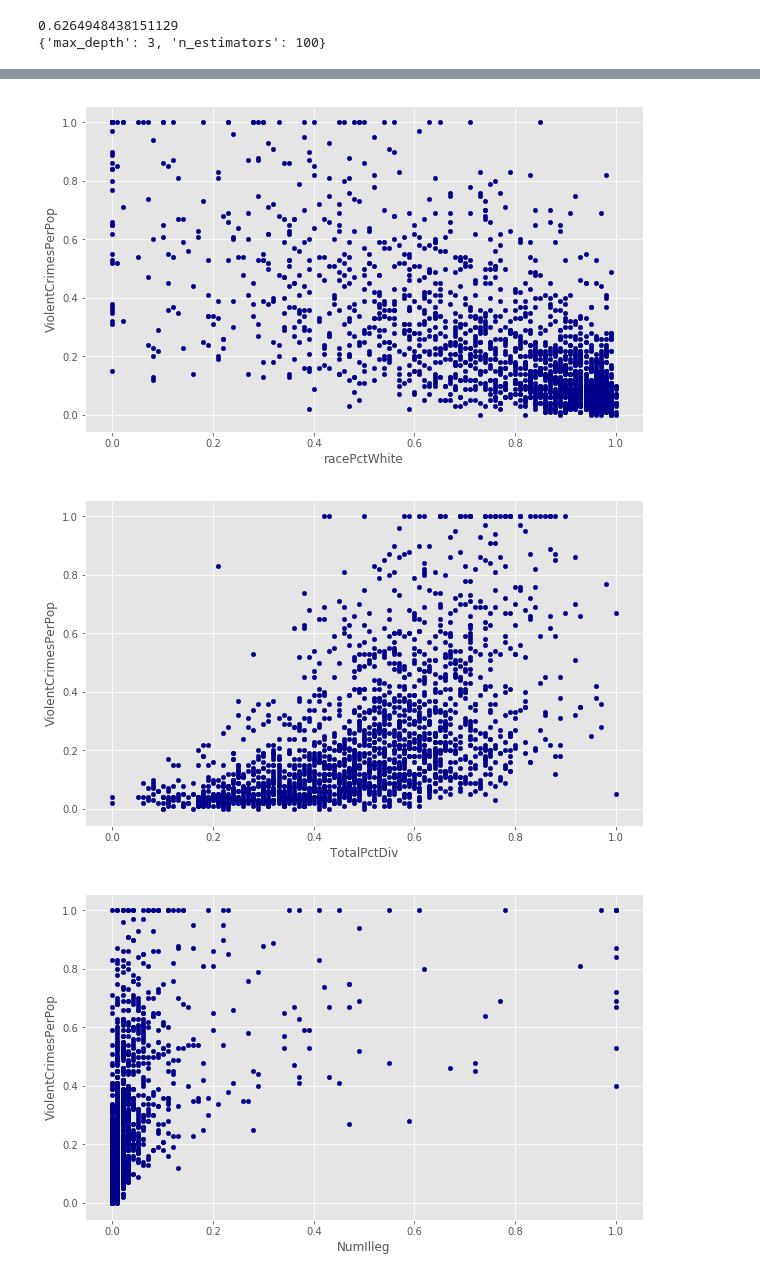
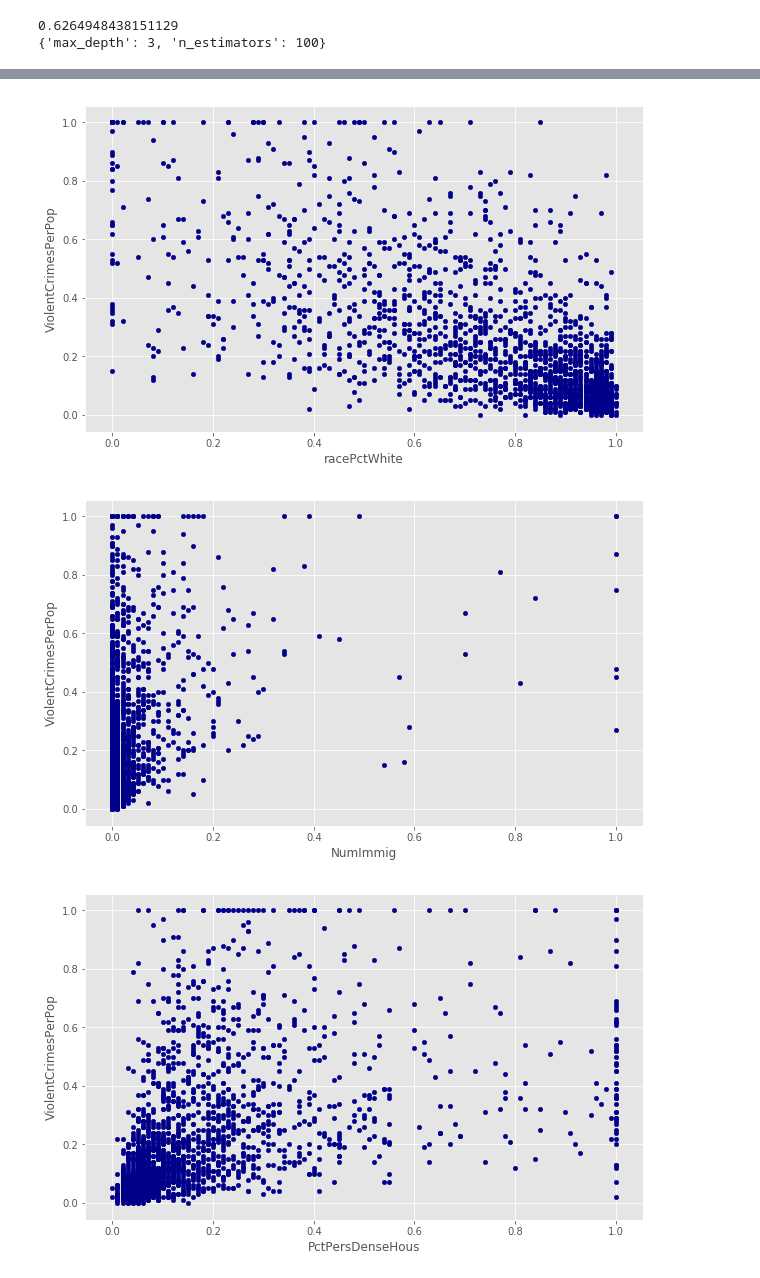
Before and after one commit to bobwei860513/CapstoneProject, a Jupyter notebook: CapstoneProject.ipynb, the cells around one changed output, grey strips where cells are left out. Cells and saved outputs as stored; diff of their text form; code cells hidden in the pictures.

```diff
--- a/CapstoneProject.ipynb
+++ b/CapstoneProject.ipynb
@@ -285,20 +280,20 @@ ValueError: arrays must all be same length
 feature_df_sort = feature_df.sort_values(by = ['importance'],ascending=False).reset_index()
 feature_df_sort.drop(['index'], axis=1,inplace=True)
 # %%
-feature_selected = feature_df_sort.loc[feature_df_sort.importance >0.005,'feature'].to_list()
+feature_selected = feature_df_sort.loc[feature_df_sort.importance >0.006,'feature'].to_list()
 #exam each feature distribution and relationship with target value
 %matplotlib inline
 
 import matplotlib as mpl
 import matplotlib.pyplot as plt
 
 mpl.style.use('ggplot')
 for feature in feature_selected:
     #print(feature)
     crime_cleaned.plot(kind='scatter', x=feature, y='ViolentCrimesPerPop', figsize=(10, 6), color='darkblue')
 # %% [output]
 [figure]
 [figure]
 [figure]
-[figure, old version]
+[figure, new version]
-[figure, old version]
+[figure, new version]
```
Also changed, not shown: parts of 9 cells of this notebook, 1 other file.
